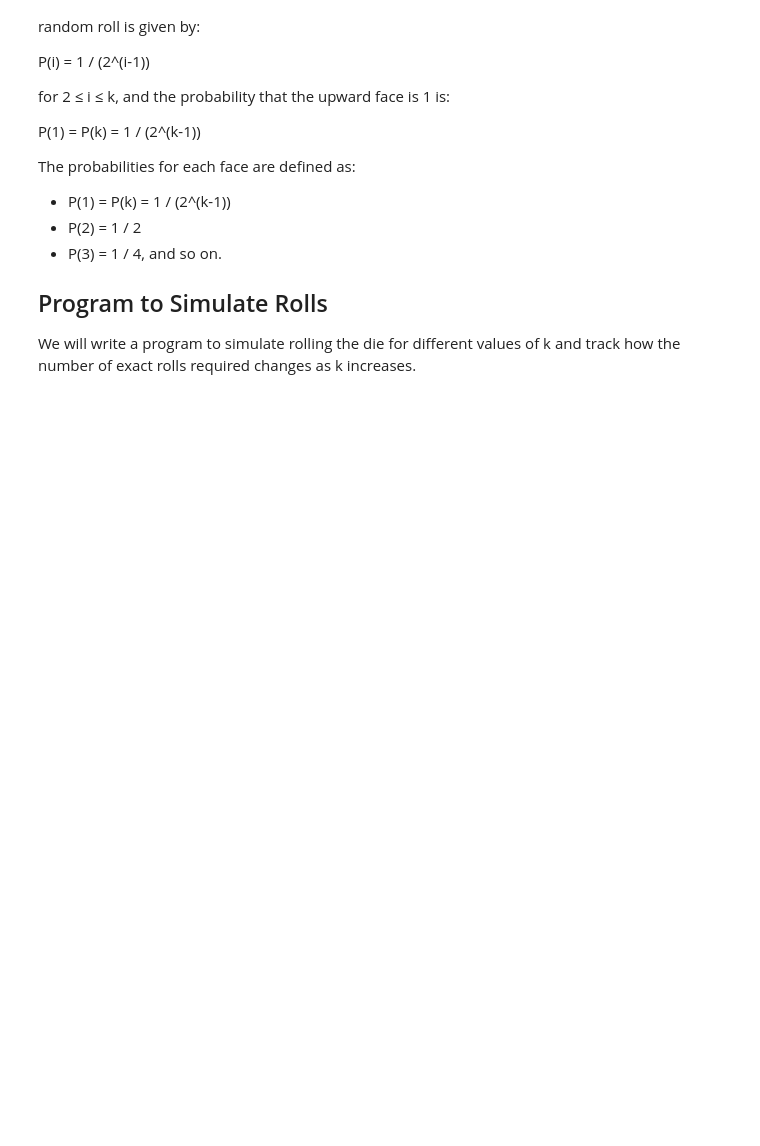
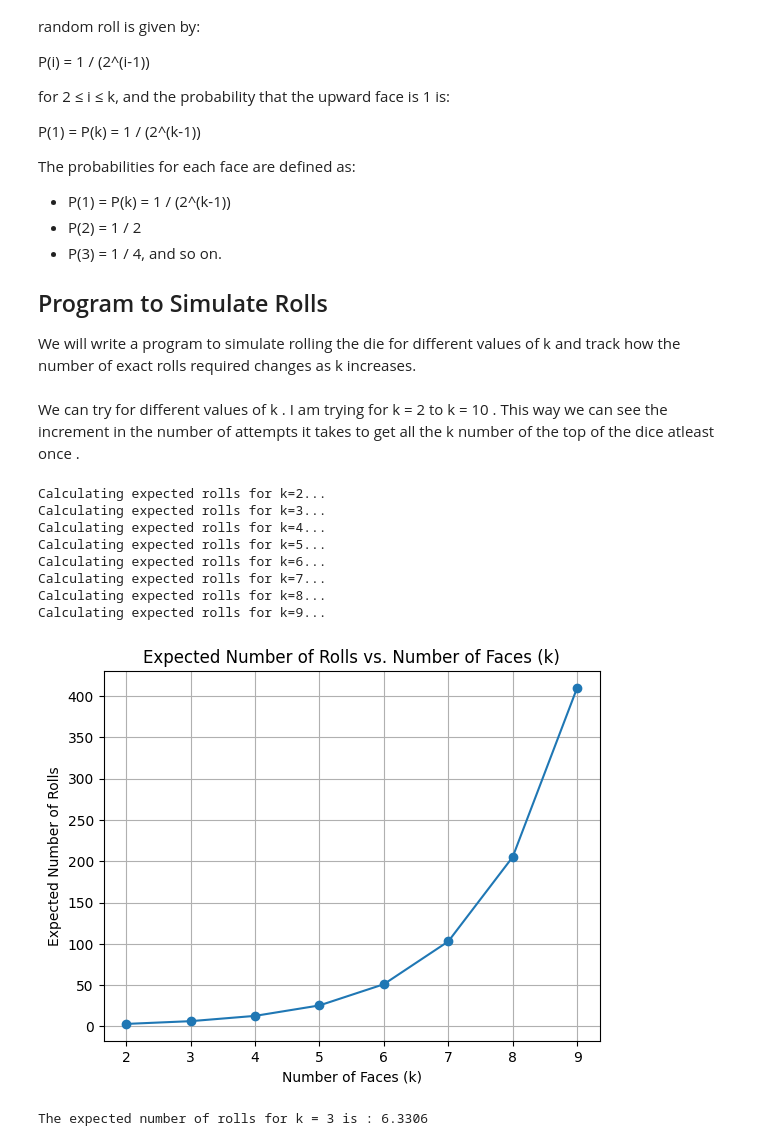
Before and after one commit to adityaaggupta2017/DSC_Assignments, a Jupyter notebook: Assignment-1/q3.ipynb, the cells around one changed output. Saved outputs shown, nothing was run; the diff lists cells and outputs as text; code cells hidden in the pictures; blank space fills up the shorter version.

```diff
--- a/Assignment-1/q3.ipynb
+++ b/Assignment-1/q3.ipynb
@@ -22,35 +22,56 @@ The probabilities for each face are defined as:
 ## Program to Simulate Rolls
 
 We will write a program to simulate rolling the die for different values of k and track how the number of exact rolls required changes as k increases.
+# %% [markdown]
+We can try for different values of k . I am trying for k = 2 to k = 10 . This way we can see the increment in the number of attempts it takes to get all the k number of the top of the dice atleast once .
 # %%
 import numpy as np
 import matplotlib.pyplot as plt
 
 def roll_die(k):
     probabilities = np.array([1 / (2 ** (i - 1)) for i in range(1, k + 1)])
-    probabilities[0] = 1 / (2 ** (k - 1))  # Adjust probability for face 1
-    probabilities /= np.sum(probabilities)  # Normalize probabilities
-    return np.random.choice(range(1, k + 1), p=probabilities)
+    probabilities[0] = 1 / (2 ** (k - 1))  # placing the value of P(1) manually here .
+    probabilities /= np.sum(probabilities)  # this is being done to normalize the probablity to 1 . The sum of all the probablities should be 1 as per the property of event space .
+    return np.random.choice(range(1, k + 1), p=probabilities) # randomly choosing the face value based upon the probablities .
 
+
+# i am taking 10000 trials for the same ;
 def expected_rolls(k, trials=10000):
-    total_rolls = 0
+    total_attempts = 0
     for _ in range(trials):
-        seen_faces = set()
+        visited = set()
         rolls = 0
-        while len(seen_faces) < k:
+        while len(visited) < k:
             face = roll_die(k)
-            seen_faces.add(face)
+            visited.add(face)
             rolls += 1
-        total_rolls += rolls
-    return total_rolls / trials
+        total_attempts += rolls
+    return total_attempts / trials
 
-ks = range(2, 21)  # Test for k from 2 to 20
-expected_values = [expected_rolls(k) for k in ks]
+k_values = range(2, 10)
+expected_values = []
 
-# Plotting the results
-plt.plot(ks, expected_values, marker='o')
+for k in k_values:
+    print(f"Calculating expected rolls for k={k}...")
+    expected_value = expected_rolls(k)
+    expected_values.append(expected_value)
+
+plt.plot(k_values, expected_values, marker='o')
 plt.title('Expected Number of Rolls vs. Number of Faces (k)')
 plt.xlabel('Number of Faces (k)')
 plt.ylabel('Expected Number of Rolls')
 plt.grid()
 plt.show()
+
+print("The expected number of rolls for k = 3 is : " + str(expected_rolls(3))) ;
+# %% [output]
+Calculating expected rolls for k=2...
+Calculating expected rolls for k=3...
+Calculating expected rolls for k=4...
+Calculating expected rolls for k=5...
+Calculating expected rolls for k=6...
+Calculating expected rolls for k=7...
+Calculating expected rolls for k=8...
+Calculating expected rolls for k=9...
+[figure, added]
+The expected number of rolls for k = 3 is : 6.3306
```
Also changed, not shown: 3 other files.
